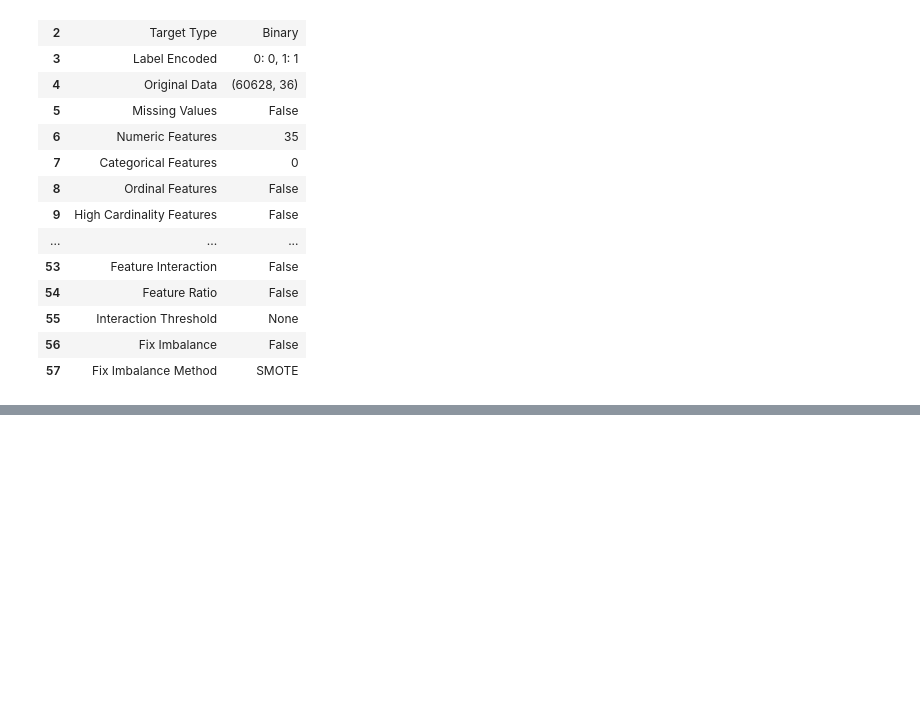
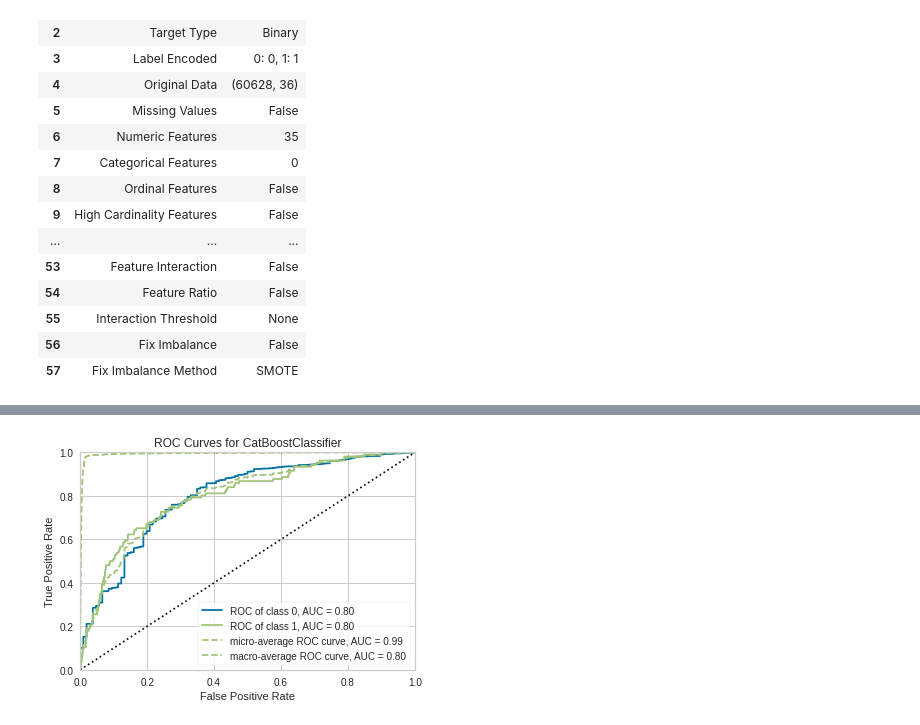
Before and after one commit to Camicb/practice, a Jupyter notebook: Travel_Insurance_Claim_Prediction.ipynb, the cells around one changed output, grey strips where cells are left out. Saved outputs shown, nothing was run; the diff lists cells and outputs as text; code cells hidden in the pictures; blank space fills up the shorter version.

```diff
--- a/Travel_Insurance_Claim_Prediction.ipynb
+++ b/Travel_Insurance_Claim_Prediction.ipynb
@@ -343,0 +359,6 @@ catboost=create_model('catboost')
+# %%
+catboost=create_model('catboost', verbose=False)
+# %%
+plot_model(catboost) #Area Under the Curve
+# %% [output]
+[figure, added]
```
Also changed, not shown: parts of 21 cells of this notebook.
